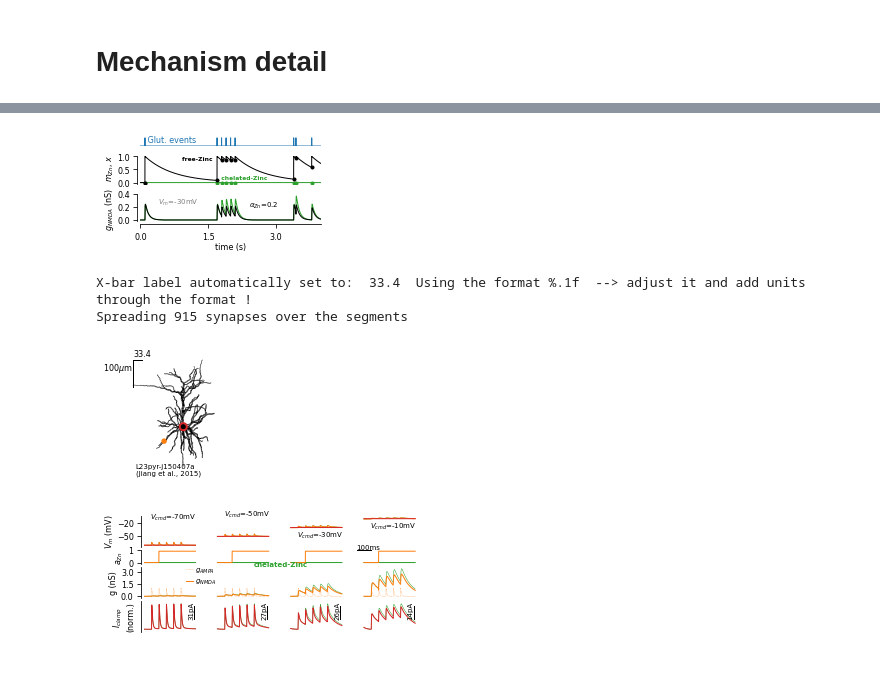
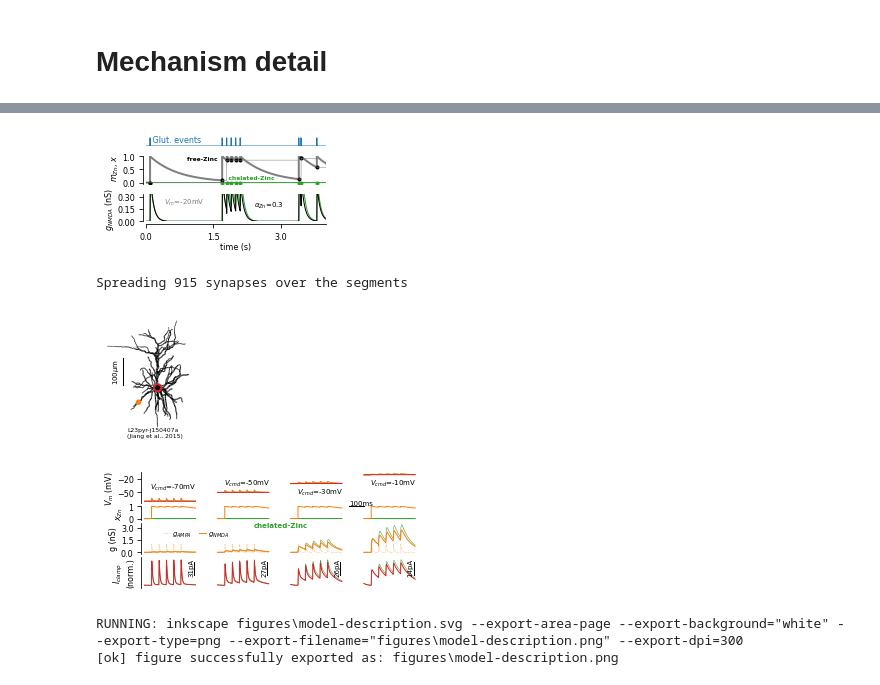
Before and after one commit to yzerlaut/zinc-NMDA-modulation, a Jupyter notebook: description.ipynb, the cells around one changed output, grey strips where cells are left out. Saved outputs shown, nothing was run; the diff lists cells and outputs as text; code cells hidden in the pictures.

```diff
--- a/description.ipynb
+++ b/description.ipynb
@@ -121,9 +117,8 @@ Model['alphaZn']
 # %%
 from datavyz import ge as ge
 
-Vclamp = -30e-3
-alphaZn = 0.2
-
+Vclamp = -20e-3
+alphaZn = 0.3
 
 t = np.arange(4000)*1e-3
 # same events in voltage-clamp -> hyperpolarized
@@ -132,7 +127,7 @@ Model['Deltax0'] = 0
 sim0 = solve_synapse_equation(t, Model, Glut_events=EVENTS, Vm=Vclamp)
 
 Model['Deltax0'] = 1
-Model['alphaZn'] = 0.2
+Model['alphaZn'] = alphaZn
 
 # # then taking the final (=best-fit) model
 # fit = load_dict(os.path.join('data', 'calib', 'best-freeZn-config.npz'))
@@ -149,9 +144,9 @@ ge.plot(t, sim1['Glut_event_trace'], ax=AX[0], color=ge.blue,
 ge.annotate(AX[0], ' Glut. events', (EVENTS[0], 0.2), xycoords='data', color=ge.blue)
 AX[1].plot(t, 0*t,  lw=1, color=ge.green, label = ' ')
 AX[1].plot(EVENTS, np.zeros(len(EVENTS)), 'o', ms=3, color=ge.green, label=' ')
-AX[1].plot(t, sim1['xZn'],  lw=1, color='k', label='  $x$')
+AX[1].plot(t, sim1['xZn'],  lw=2, color='k', alpha=.5)
 AX[1].plot(EVENTS, sim1['mZn'], 'o', ms=3, color='k', label='  $m_{Zn}$')
-# AX[1].plot(t, sim1['bZn'],  '-', lw=0.5, color='gray', label='x')
+AX[1].plot(t, sim1['bZn'], '-', lw=0.5, color='gray', label='x')
 
 ge.set_plot(AX[1], ['left'],
             ylabel='  $m_{Zn}$, $x$',
@@ -161,48 +156,49 @@ AX[2].plot(t, 1e9*sim0['gNMDA'],  color=ge.green, lw=1, label='chelated-Zinc: $\
 AX[2].plot(t, 1e9*sim1['gNMDA'], color='k', lw=1,
            label='free Zinc: $\Delta x^0$=1, $\\alpha_{Zn}$=%.1f' % (Model['alphaZn']))
 
-ge.set_plot(AX[2], xlabel='time (s)', ylabel = '$g_{NMDA}$ (nS)  ', yticks = [0,.2,.4], xlim=[t[0],t[-1]])
+ge.set_plot(AX[2], xlabel='time (s)', ylabel = '$g_{NMDA}$ (nS)  ',
+            # yticks = [0, .2, .4],
+            xlim=[t[0],t[-1]], ylim=[0,0.34])
 ge.annotate(AX[2], '$V_m$=%imV' % int(1e3*Vclamp), (.1,.5), size='small', color=ge.grey)
 ge.annotate(AX[2], '$\\alpha_{Zn}$=%.1f' % alphaZn, (.6,.4), size='small', color='k')
-ge.annotate(AX[1], '  chelated-Zinc', (EVENTS[1],0.1), size='x-small', bold=True, color=ge.green, xycoords='data')
+ge.annotate(AX[1], '   chelated-Zinc', (EVENTS[1],0.1), size='x-small', bold=True, color=ge.green, xycoords='data')
 ge.annotate(AX[1], 'free-Zinc  ', (EVENTS[1],1.), size='x-small', bold=True, xycoords='data', va='top', ha='right')
 # %% [output]
-[figure, old version]
+[figure, new version]
 # %%
 from datavyz import ge
 morpho = ntwk.Morphology.from_swc_file(Model['morpho_file_1'])
 SEGMENTS = ntwk.morpho_analysis.compute_segments(morpho)
 nseg = len(SEGMENTS['x'])
 
 vis = nrnvyz(SEGMENTS, ge=ge)
 
 synapses_loc = 2450+np.arange(1)
 
 fig2, ax = ge.figure(figsize=(1.2,3.), left=0, right=0., top=0., bottom=0.08)
 vis.plot_segments(SEGMENTS['comp_type']!='axon',
-                  #bar_scale_args=dict(loc=(-130,-140), Ybar=100,
-                  #                Ybar_label=' 100$\mu$m', orientation='left-top'),
-                  ax=ax)
+                  bar_scale_args=None, ax=ax)
+ax.plot([-130, -130], [10, 110], 'k-', lw=1)
+ge.annotate(ax, '100$\mu$m', (-135, 110), va='top', ha='right', rotation=90, xycoords='data', size='small')
 
 basal_cond = ntwk.morpho_analysis.find_conditions(SEGMENTS,
                                                   comp_type='dend',
                                                   min_distance_to_soma=20e-6)
 Nsyn, pre_to_iseg,\
         Nsyn_per_seg = ntwk.spread_synapses_on_morpho(SEGMENTS,
                                                       10, # density
                                                       cond=basal_cond,
                                                       density_factor=1./100./1e-12)
 # vis.add_dots(ax, np.random.choice(pre_to_iseg, 70), 5, ge.purple)
 
 vis.add_dots(ax, synapses_loc, np.ones(len(synapses_loc))*30, ge.orange)
 vis.add_circle(ax, 0, 50, ge.red, lw=2)
 
-ge.annotate(fig2, 'L23pyr-j150407a\n(Jiang et al., 2015)', (0.3, 0.07), size='small')
+ge.annotate(fig2, 'L23pyr-j150407a\n(Jiang et al., 2015)', (0.3, 0.07), size='x-small')
 #ge.save_on_desktop(fig2)
 # %% [output]
-X-bar label automatically set to:  33.4  Using the format %.1f  --> adjust it and add units through the format !
 Spreading 915 synapses over the segments
-[figure, old version]
+[figure, new version]
 # %%
 from single_cell_sim import initialize_sim, EXC_SYNAPSES_EQUATIONS, ON_EXC_EVENT
 
@@ -270,10 +266,7 @@ for cmd in CMD:
 Model['Deltax0'] = ctrl
 # %%
 from datavyz import ge
-fig3, AX = ge.figure(axes_extents=[[[4,2]],
-                                   [[4,1]],
-                                   [[4,2]],
-                                   [[4,2]]],
+fig3, AX = ge.figure(axes_extents=[[[4,2]], [[4,1]], [[4,2]], [[4,2]]],
                      figsize=(.91,.3), hspace=0.4, right=0.01)
 
 Tspace = 100
@@ -284,8 +277,8 @@ for i, Vcmd, output, output0 in zip(range(len(CMD)), CMD, OUTPUTS_CTRL, OUTPUTS_
     AX[0].plot(output['t'][cond]+i*(DT+Tspace), output0['Vm_syn'][cond], color=ge.green, lw=0.5)
     AX[0].plot(output['t'][cond]+i*(DT+Tspace), output['Vm_syn'][cond], color=ge.orange, lw=1)
     AX[0].plot(output['t'][cond]+i*(DT+Tspace), output['Vm_soma'][cond], color=ge.red, lw=1)
-    AX[1].plot(output['t'][cond]+i*(DT+Tspace), output0['bZn_syn'][cond], color=ge.green, lw=1)
-    AX[1].plot(output['t'][cond]+i*(DT+Tspace), output['bZn_syn'][cond], color=ge.orange, lw=1)
+    AX[1].plot(output['t'][cond]+i*(DT+Tspace), output0['X_syn'][cond], color=ge.green, lw=1)
+    AX[1].plot(output['t'][cond]+i*(DT+Tspace), output['X_syn'][cond], color=ge.orange, lw=1)
     AX[2].plot(output['t'][cond]+i*(DT+Tspace), output0['gNMDA_syn'][cond], color=ge.green, lw=0.5)
     if i==0:
         AX[2].plot(output['t'][cond]+i*(DT+Tspace), output['gAMPA_syn'][cond], ':', color=ge.orange, lw=.5, label='$g_{AMPA}$')
@@ -304,18 +297,18 @@ for i, Vcmd, output, output0 in zip(range(len(CMD)), CMD, OUTPUTS_CTRL, OUTPUTS_
     ge.annotate(AX[3], '%ipA' % (1e3*.5*norm), (output['t'][-1]+i*(DT+Tspace)-Tspace/10,.73), xycoords='data',
                 rotation=90, ha='right', size='small', va='center')
 
-ge.legend(AX[2], loc=(.125,.28), size='small', labelspacing=0.3)
+ge.legend(AX[2], loc=(.05,.4), size='small', labelspacing=0.3, ncol=2)
 # ge.annotate(AX[2], '$g_{NMDA}$\n  $\Delta_x^0$=0', (.57,.3), color=ge.green, size='small')
-for i, Vcmd, y in zip(range(len(CMD)), CMD, [-19,-13,-60,-40]):
+for i, Vcmd, y in zip(range(len(CMD)), CMD, [-50,-40,-60,-40]):
     ge.annotate(AX[0], '$V_{cmd}$=%imV' % Vcmd, (i*(DT+Tspace)+(DT+Tspace)/2., y), xycoords='data', ha='center', size='small')
 
-ge.annotate(AX[1], '100ms', (1500,1.01), xycoords='data', size='small')
-ge.annotate(AX[2], 'chelated-Zinc', (800,3.5), xycoords='data', size='small', color=ge.green, bold=True)
-AX[1].plot(1500+np.arange(2)*100, np.ones(2), 'k-', lw=1)
+ge.annotate(AX[1], '100ms', (1450,1.01), xycoords='data', size='small')
+ge.annotate(AX[2], 'chelated-Zinc', (800,3.), xycoords='data', size='small', color=ge.green, bold=True)
+AX[1].plot(1450+np.arange(2)*100, np.ones(2), 'k-', lw=1)
 
 ge.set_plot(AX[0], ['left'], ylabel='$V_m$ (mV)', yticks=[-50,-20],
             xlim=[output['t'][cond][0],output['t'][-1]+i*600])
-ge.set_plot(AX[1], ['left'], ylabel='$a_{Zn}$', yticks=[0,1], ylim=[-0.1, 1.01], ylabelpad=4,
+ge.set_plot(AX[1], ['left'], ylabel='$x_{Zn}$', yticks=[0,1], ylim=[-0.1, 1.01], ylabelpad=4,
             xlim=[output['t'][cond][0],output['t'][-1]+i*600])
 ge.set_plot(AX[2], ['left'], ylabel='g (nS)', ylabelpad=3,
             xlim=[output['t'][cond][0],output['t'][-1]+i*600])
@@ -323,13 +316,16 @@ ge.set_plot(AX[3], ['left'], ylabel='$I_{clamp}$\n(norm.)',
             yticks=[], ylim=[-0.1,1.1], ylabelpad=6,
             xlim=[output['t'][cond][0],output['t'][-1]+i*600])
 # %% [output]
-[figure, old version]
+[figure, new version]
 # %%
 ge.multipanel_figure([[fig1, fig2], [fig3]],
                      LABELS=[['a','b'], ['c']],
-                     Y_LABELS = [[0,0],[135]],
-                     X=[[0,230], [0], [0]],
-                     Y=[[0,-8], [145]],
+                     Y_LABELS = [[0, 0], [115]], X_LABELS = [[15, 230], [15]],
+                     X=[[0, 230], [0]], Y=[[0, -14], [125]],
                      width='one-and-a-half-column',
-                     height=100, #grid=True,
-                     fig_name='figures/fig-model-description.svg')
+                     height=90,
+                     export_to_png=True,
+                     fig_name=os.path.join('figures','model-description.svg'))
+# %% [output]
+RUNNING: inkscape figures\model-description.svg --export-area-page --export-background="white" --export-type=png --export-filename="figures\model-description.png" --export-dpi=300
+[ok] figure successfully exported as: figures\model-description.png
```
Also changed, not shown: parts of 2 cells of this notebook, 5 other files.
